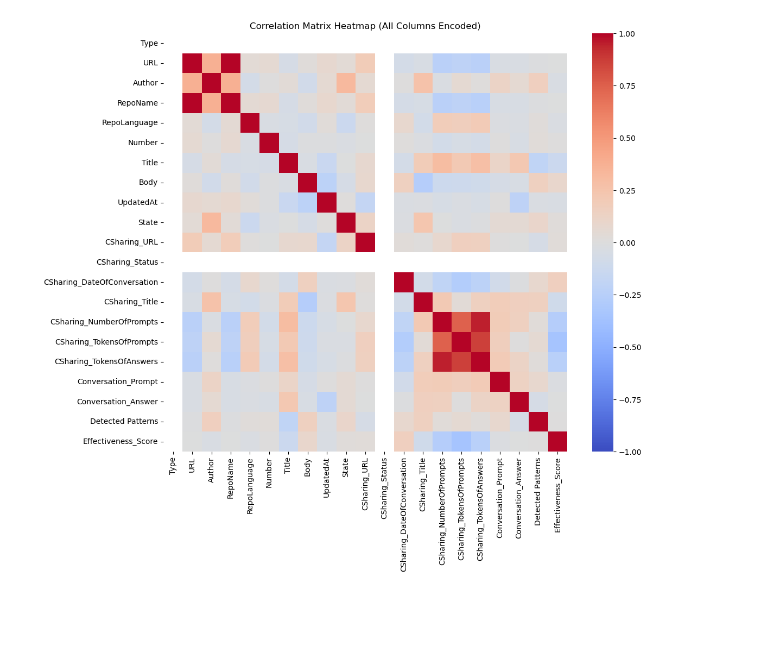
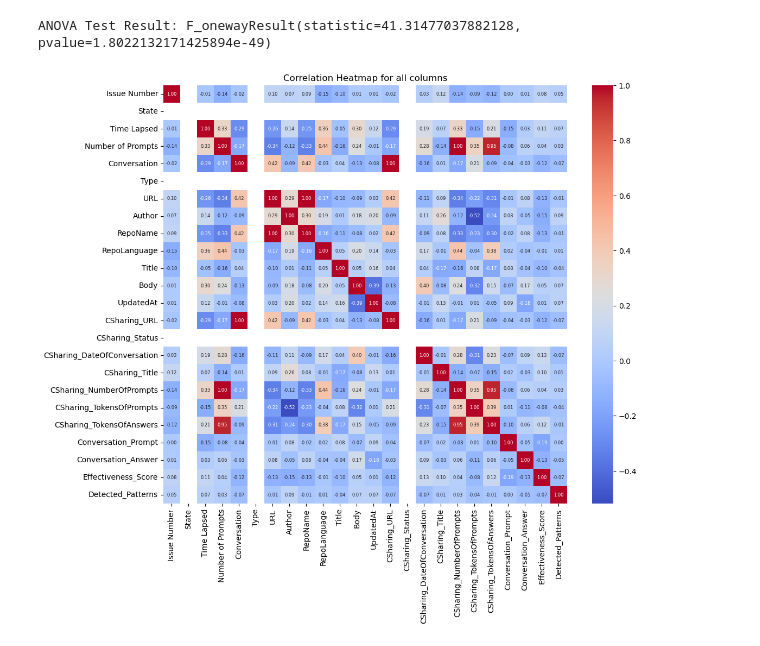
Before and after one commit to pyadav6/SSW-627, a Jupyter notebook: issues_sharing_prompt_effective.ipynb, the cells around one changed output. Saved outputs shown, nothing was run; the diff lists cells and outputs as text; code cells hidden in the pictures; blank space fills up the shorter version.

```diff
--- a/issues_sharing_prompt_effective.ipynb
+++ b/issues_sharing_prompt_effective.ipynb
@@ -48,0 +56,5 @@ df.shape
+# %%
+# Creating a new DataFrame where 'State' != 'Open'
+filtered_without_open_df = df[df['State'] != 'Open']
+print(filtered_without_open_df.isnull().sum())
+filtered_without_open_df.shape
@@ -85,6 +138,6 @@ plt.show()
 # %%
 # On the basis of above correlation matrix chose columns for calculating the effectiveness of the prompt
-df['Conversation_Answer'] = df['Conversation_Answer'].astype(str)
+filtered_without_open_df['Conversation_Answer'] = filtered_without_open_df['Conversation_Answer'].astype(str)
 
 # Define the effectiveness calculation function
 def calculate_effectiveness(row):
@@ -102,8 +155,8 @@ def calculate_effectiveness(row):
     return effectiveness_score
 
 # Apply the function to calculate the effectiveness score
-df['Effectiveness_Score'] = df.apply(calculate_effectiveness, axis=1)
+filtered_without_open_df['Effectiveness_Score'] = filtered_without_open_df.apply(calculate_effectiveness, axis=1)
 
 # Display the DataFrame with the new Effectiveness_Score column
-print(df[['Conversation_Prompt', 'Effectiveness_Score']])
+print(filtered_without_open_df[['Conversation_Prompt', 'Effectiveness_Score']])
 # %% [output]
@@ -129,0 +193,6 @@ plt.show()
+# %%
+# Split the Detected Patterns into multiple rows
+filtered_without_open_df = filtered_without_open_df.assign(Detected_Patterns=df['Detected Patterns'].str.split(',')).explode('Detected_Patterns')
+
+# Strip whitespace from patterns (if needed)
+filtered_without_open_df['Detected_Patterns'] = filtered_without_open_df['Detected_Patterns'].str.strip()
@@ -130,12 +384,32 @@ plt.show()
+# %%
+from scipy.stats import f_oneway
+
+# Perform ANOVA to test if the means of Effectiveness Scores differ across Detected Patterns
+patterns = filtered_without_open_df['Detected_Patterns'].unique()
+anova_result = f_oneway(*[filtered_without_open_df[filtered_without_open_df['Detected_Patterns'] == pattern]['Effectiveness_Score'] for pattern in patterns])
+print("ANOVA Test Result:", anova_result)
+# %% [output]
+ANOVA Test Result: F_onewayResult(statistic=41.31477037882128, pvalue=1.8022132171425894e-49)
+# %%
+cat_cols = filtered_without_open_df.select_dtypes(include=['object']).columns
+df_copy_2 = filtered_without_open_df.copy()
+
+label_encoders = {}
+for col in cat_cols:
+    le = LabelEncoder()
+    df_copy_2[col] = le.fit_transform(df_copy_2[col].astype(str))
+    label_encoders[col] = le
 # %%
-# Calculate correlation matrix including encoded categorical columns
-correlation_matrix_all = df.corr()
+correlation_matrix = df_copy_2.corr()
 
-# Visualize the full correlation matrix
+correlation_matrix = correlation_matrix.drop('Detected Patterns', axis=1).drop('Detected Patterns', axis=0)
+
 plt.figure(figsize=(12, 10))
-sns.heatmap(correlation_matrix_all, annot=True, cmap='coolwarm', vmin=-1, vmax=1)
-plt.title("Correlation Matrix Heatmap (All Columns Encoded)")
+sns.heatmap(correlation_matrix, annot=True, cmap='coolwarm', fmt='.2f', cbar=True, annot_kws={"size": 6})
+plt.title("Correlation Heatmap for all columns")
+plt.xticks()
+plt.yticks()
 plt.show()
 # %% [output]
-[figure, old version]
+[figure, new version]
 # %%
```
Also changed, not shown: parts of 25 cells of this notebook, 18 other files.
